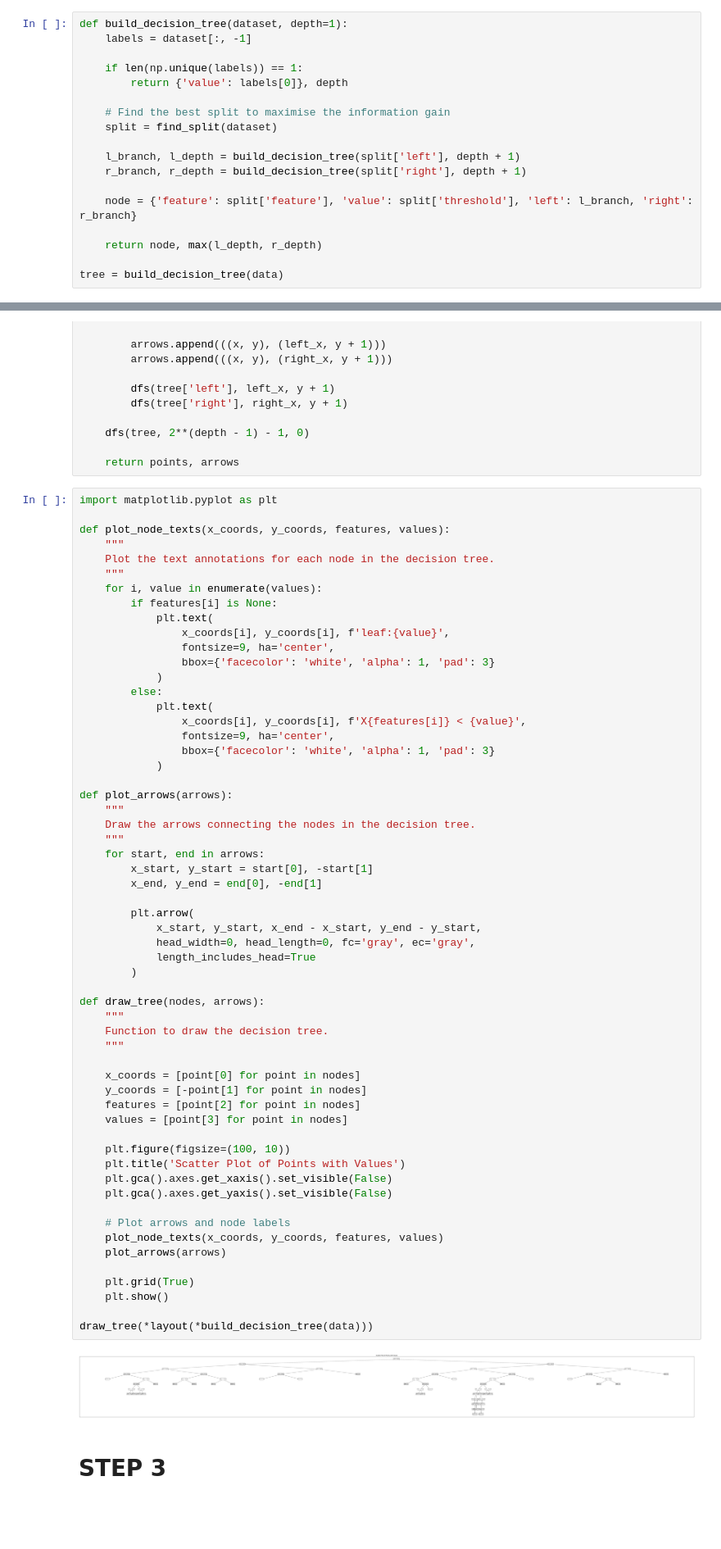
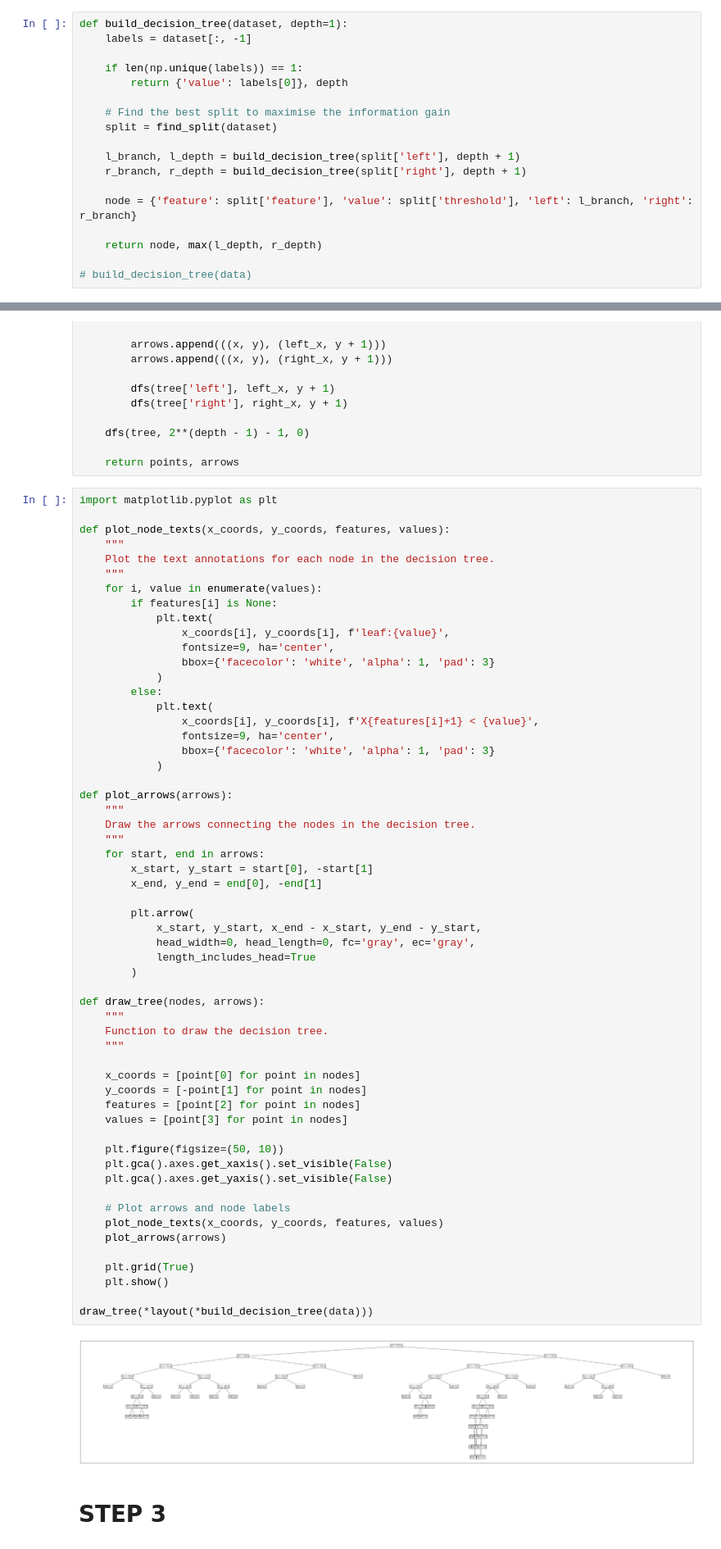
Before and after one commit to dillan-scott/decision-trees-from-scratch, a Jupyter notebook: solution.ipynb, the cells around one changed output, grey strips where cells are left out. Shown at 82% size. Drawn from its saved outputs; the diff is of its cells as text; blank space fills up the shorter version.

```diff
--- a/solution.ipynb
+++ b/solution.ipynb
@@ -100,4 +100,4 @@ def build_decision_tree(dataset, depth=1):
 
     return node, max(l_depth, r_depth)
 
-tree = build_decision_tree(data)
+# build_decision_tree(data)
@@ -150,7 +168,7 @@ def plot_node_texts(x_coords, y_coords, features, values):
             )
         else:
             plt.text(
-                x_coords[i], y_coords[i], f'X{features[i]} < {value}',
+                x_coords[i], y_coords[i], f'X{features[i]+1} < {value}',
                 fontsize=9, ha='center',
                 bbox={'facecolor': 'white', 'alpha': 1, 'pad': 3}
             )
@@ -164,36 +182,35 @@ def plot_arrows(arrows):
         x_end, y_end = end[0], -end[1]
 
         plt.arrow(
             x_start, y_start, x_end - x_start, y_end - y_start,
             head_width=0, head_length=0, fc='gray', ec='gray',
             length_includes_head=True
         )
 
 def draw_tree(nodes, arrows):
     """
     Function to draw the decision tree.
     """
 
     x_coords = [point[0] for point in nodes]
     y_coords = [-point[1] for point in nodes]
     features = [point[2] for point in nodes]
     values = [point[3] for point in nodes]
 
-    plt.figure(figsize=(100, 10))
-    plt.title('Scatter Plot of Points with Values')
+    plt.figure(figsize=(50, 10))
     plt.gca().axes.get_xaxis().set_visible(False)
     plt.gca().axes.get_yaxis().set_visible(False)
 
     # Plot arrows and node labels
     plot_node_texts(x_coords, y_coords, features, values)
     plot_arrows(arrows)
 
     plt.grid(True)
     plt.show()
 
 draw_tree(*layout(*build_decision_tree(data)))
 # %% [output]
-[figure, old version]
+[figure, new version]
 # %% [markdown]
 # STEP 3
 # %%
```
Also changed, not shown: parts of 6 cells of this notebook.
